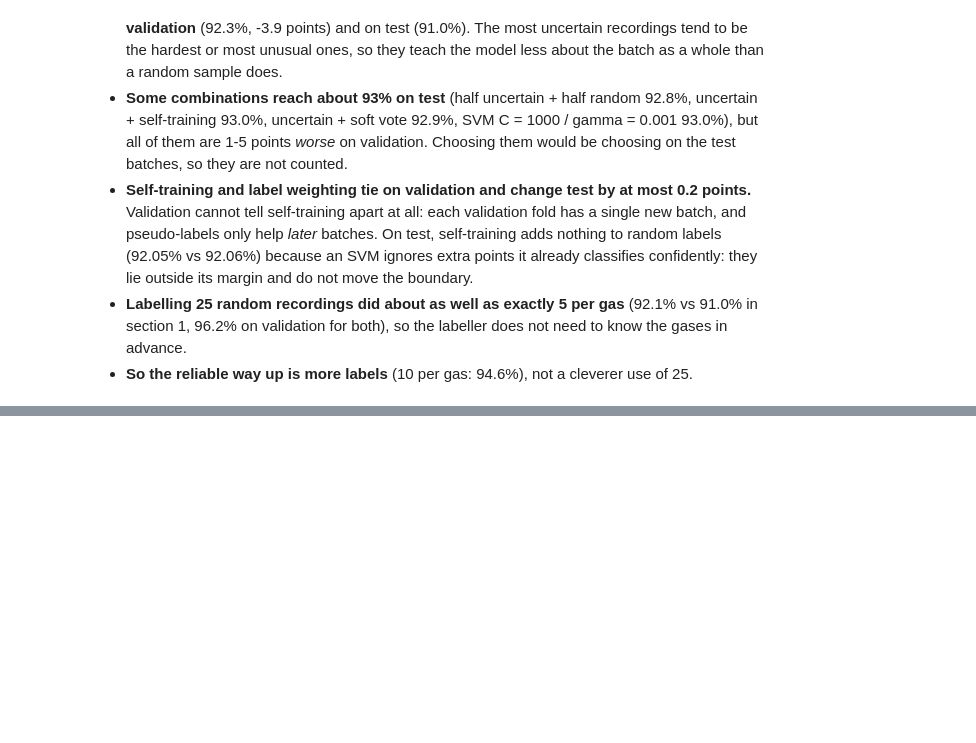
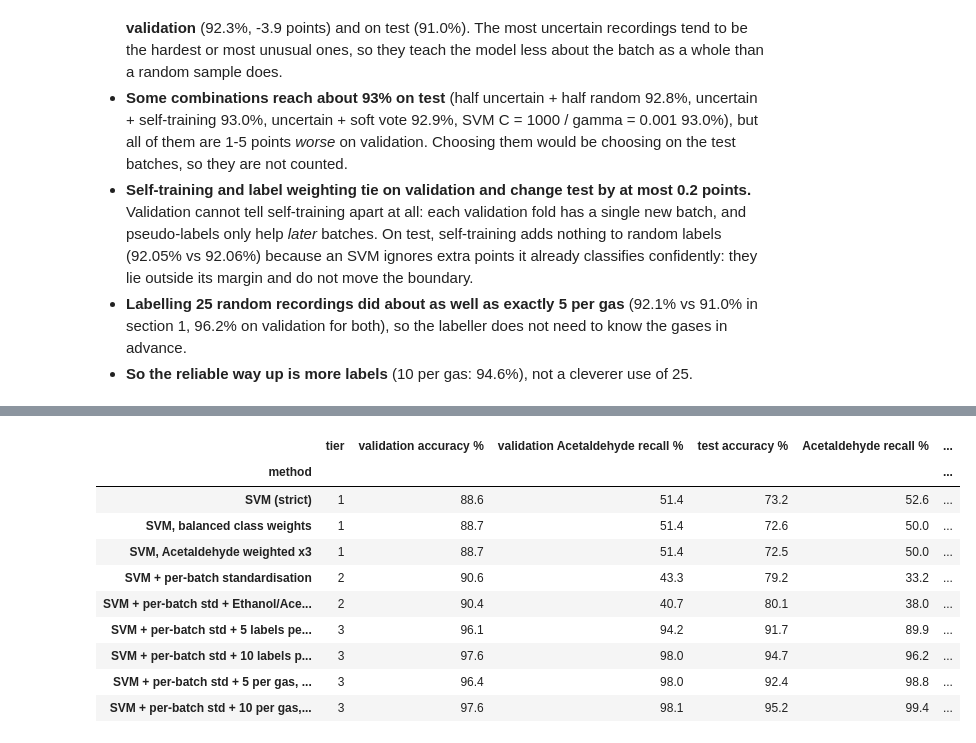
Before and after one commit to kirangautham-82899/Drift-Robust-Gas-Classification, a Jupyter notebook: notebooks/13_drift_adaptation.ipynb, the cells around one changed output, grey strips where cells are left out. Saved outputs shown, nothing was run; the diff lists cells and outputs as text; code cells hidden in the pictures; blank space fills up the shorter version.

```diff
--- a/notebooks/13_drift_adaptation.ipynb
+++ b/notebooks/13_drift_adaptation.ipynb
@@ -275,0 +349,32 @@ plt.show()
+# %%
+ace_runs = pd.read_csv("../results/step13_acetaldehyde.csv", keep_default_na=False)
+ACE_ORDER = list(ace_runs["method"].drop_duplicates())
+num = ["accuracy", "focus_recall", "focus_precision"]
+ace_runs[num] = ace_runs[num].apply(pd.to_numeric, errors="coerce")
+aval = ace_runs[ace_runs["split"] != "A"].groupby(["method", "seed"])[["accuracy", "focus_recall"]].mean().groupby("method").mean() * 100
+aA = ace_runs[ace_runs["split"] == "A"]
+apool = aA[aA["test_batch"] == "pooled"].groupby("method")[num].mean() * 100
+a10 = aA[aA["test_batch"] == "10"].groupby("method")["focus_recall"].mean() * 100
+acetaldehyde = pd.DataFrame({
+    "tier": ace_runs.drop_duplicates("method").set_index("method")["tier"],
+    "validation accuracy %": aval["accuracy"],
+    "validation Acetaldehyde recall %": aval["focus_recall"],
+    "test accuracy %": apool["accuracy"],
+    "Acetaldehyde recall %": apool["focus_recall"],
+    "Acetaldehyde precision %": apool["focus_precision"],
+    "Acetaldehyde recall, batch 10 %": a10,
+}).loc[ACE_ORDER]
+acetaldehyde.to_csv("../results/step13_acetaldehyde_summary.csv")   # unrounded, so tables can round once
+acetaldehyde.round(1)
+# %% [output]
+|  | tier | validation accuracy % | validation Acetaldehyde recall % | test accuracy % | Acetaldehyde recall % | ... |
+| method |  |  |  |  |  | ... |
+| SVM (strict) | 1 | 88.6 | 51.4 | 73.2 | 52.6 | ... |
+| SVM, balanced class weights | 1 | 88.7 | 51.4 | 72.6 | 50.0 | ... |
+| SVM, Acetaldehyde weighted x3 | 1 | 88.7 | 51.4 | 72.5 | 50.0 | ... |
+| SVM + per-batch standardisation | 2 | 90.6 | 43.3 | 79.2 | 33.2 | ... |
+| SVM + per-batch std + Ethanol/Ace... | 2 | 90.4 | 40.7 | 80.1 | 38.0 | ... |
+| SVM + per-batch std + 5 labels pe... | 3 | 96.1 | 94.2 | 91.7 | 89.9 | ... |
+| SVM + per-batch std + 10 labels p... | 3 | 97.6 | 98.0 | 94.7 | 96.2 | ... |
+| SVM + per-batch std + 5 per gas, ... | 3 | 96.4 | 98.0 | 92.4 | 98.8 | ... |
+| SVM + per-batch std + 10 per gas,... | 3 | 97.6 | 98.1 | 95.2 | 99.4 | ... |
```
Also changed, not shown: parts of 6 cells of this notebook, 8 other files.
